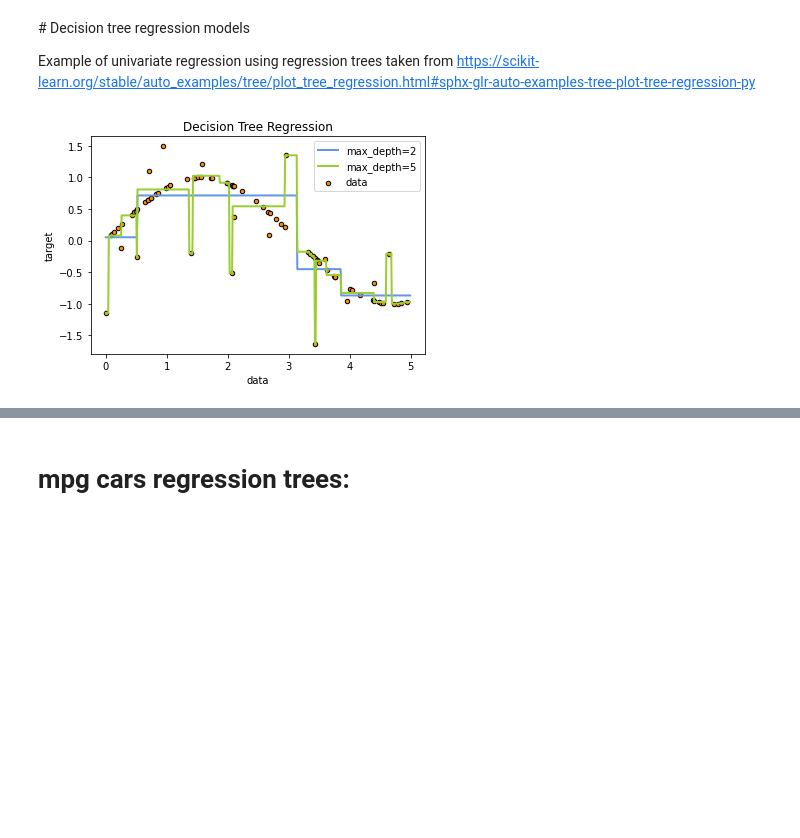
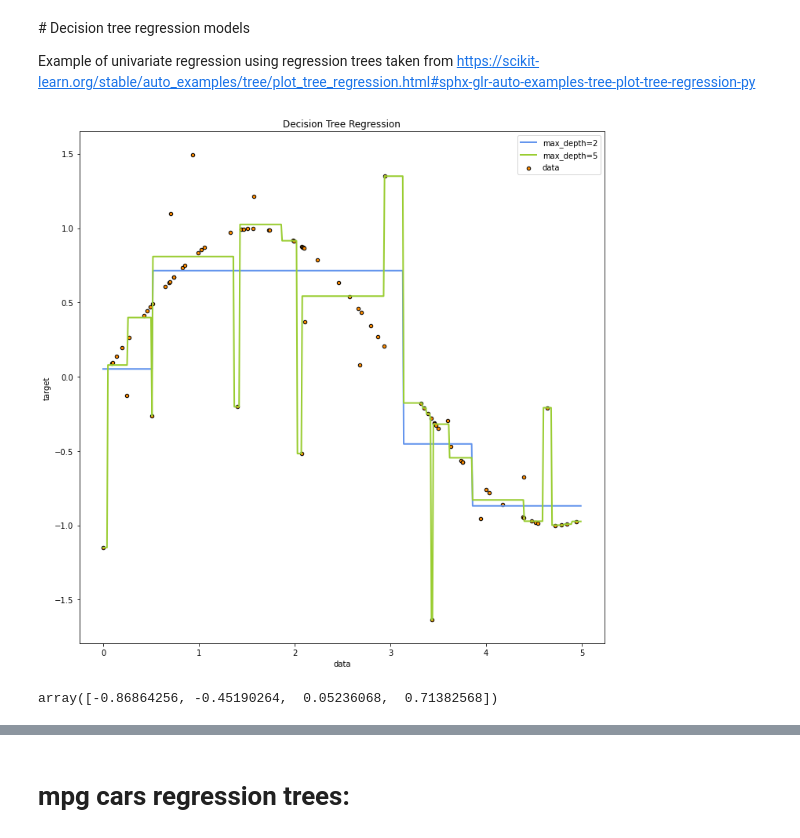
Before and after one commit to raulbenitez/postgrau_IML_exploratory, a Jupyter notebook: REGRESION/regression_trees.ipynb, the cells around one changed output, grey strips where cells are left out. Saved outputs shown, nothing was run; the diff lists cells and outputs as text; code cells hidden in the pictures; blank space fills up the shorter version.

```diff
--- a/REGRESION/regression_trees.ipynb
+++ b/REGRESION/regression_trees.ipynb
@@ -12,32 +12,36 @@ import matplotlib.pyplot as plt
 
 # Create a random dataset
 rng = np.random.RandomState(1)
 X = np.sort(5 * rng.rand(80, 1), axis=0)
 y = np.sin(X).ravel()
 y[::5] += 3 * (0.5 - rng.rand(16))
 
 # Fit regression model
 regr_1 = DecisionTreeRegressor(max_depth=2)
 regr_2 = DecisionTreeRegressor(max_depth=5)
 regr_1.fit(X, y)
 regr_2.fit(X, y)
 
 # Predict
 X_test = np.arange(0.0, 5.0, 0.01)[:, np.newaxis]
 y_1 = regr_1.predict(X_test)
 y_2 = regr_2.predict(X_test)
 
 # Plot the results
-plt.figure()
+plt.figure(figsize=(12,12))
 plt.scatter(X, y, s=20, edgecolor="black",
             c="darkorange", label="data")
 plt.plot(X_test, y_1, color="cornflowerblue",
          label="max_depth=2", linewidth=2)
 plt.plot(X_test, y_2, color="yellowgreen", label="max_depth=5", linewidth=2)
 plt.xlabel("data")
 plt.ylabel("target")
 plt.title("Decision Tree Regression")
 plt.legend()
 plt.show()
 # %% [output]
-[figure, old version]
+[figure, new version]
+# %%
+np.unique(y_1)
+# %% [output]
+array([-0.86864256, -0.45190264,  0.05236068,  0.71382568])
```
Also changed, not shown: parts of 8 cells of this notebook.
